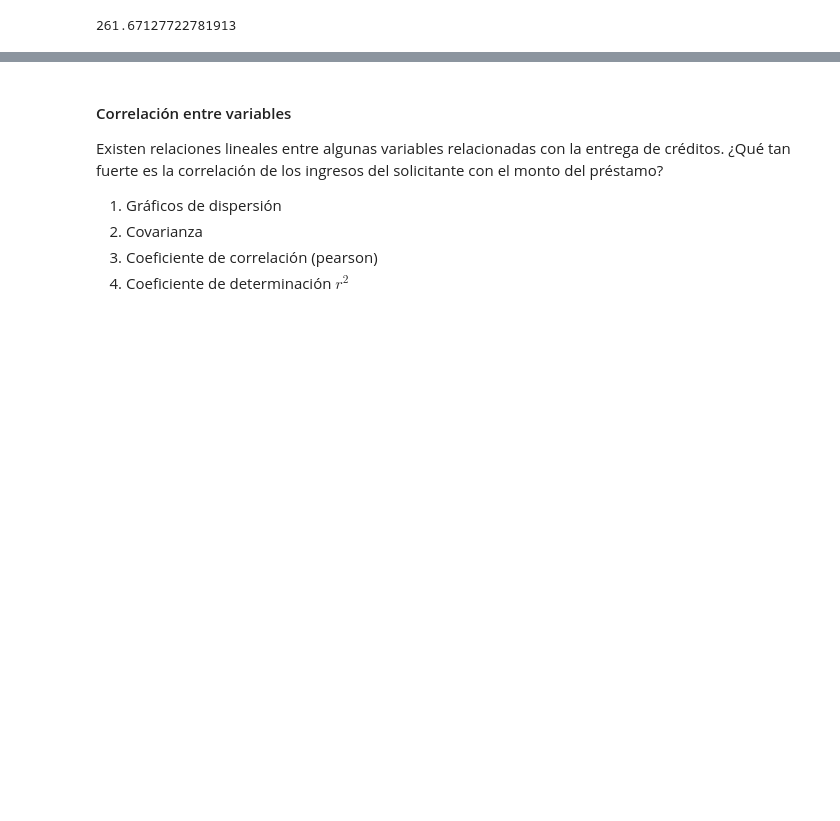
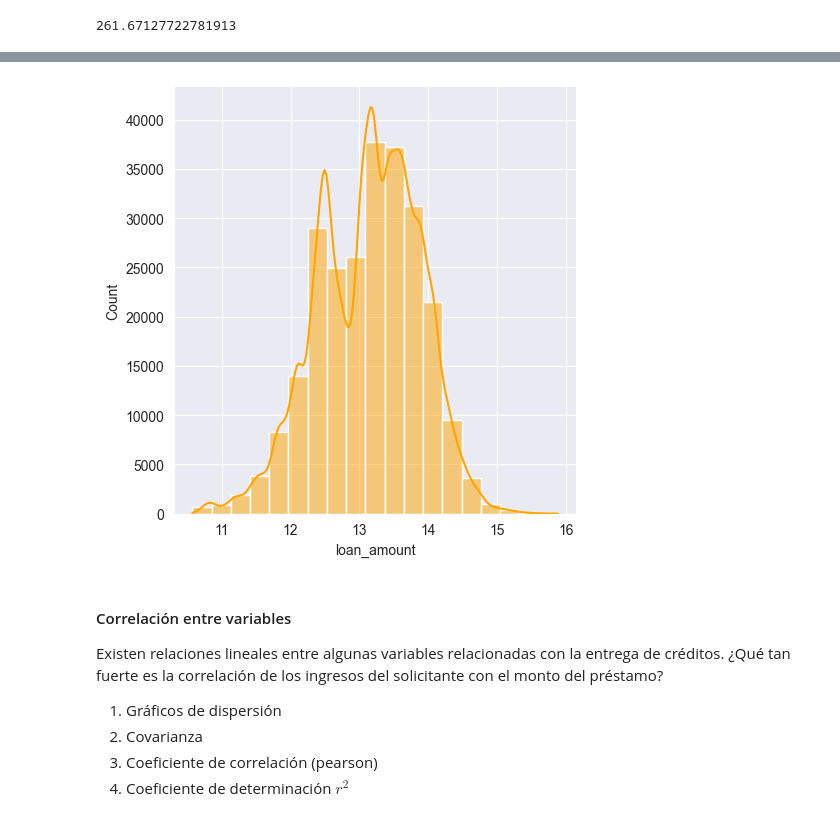
Before and after one commit to julihdez36/Decision_making, a Jupyter notebook: First project/exploring.ipynb, the cells around one changed output, grey strips where cells are left out. Cells and saved outputs as stored; diff of their text form; code cells hidden in the pictures; blank space fills up the shorter version.

```diff
--- a/First project/exploring.ipynb
+++ b/First project/exploring.ipynb
@@ -140,3 +155,10 @@ cv(df.total_income)
+# %%
+
+sns.displot(x = np.log(df.loan_amount),bins= 'sturges', kde = True, color = 'orange')
+sns.set_style('darkgrid')
+plt.show()
+# %% [output]
+[figure, added]
 # %% [markdown]
 #### Correlación entre variables
 
```
Also changed, not shown: parts of 5 cells of this notebook.
